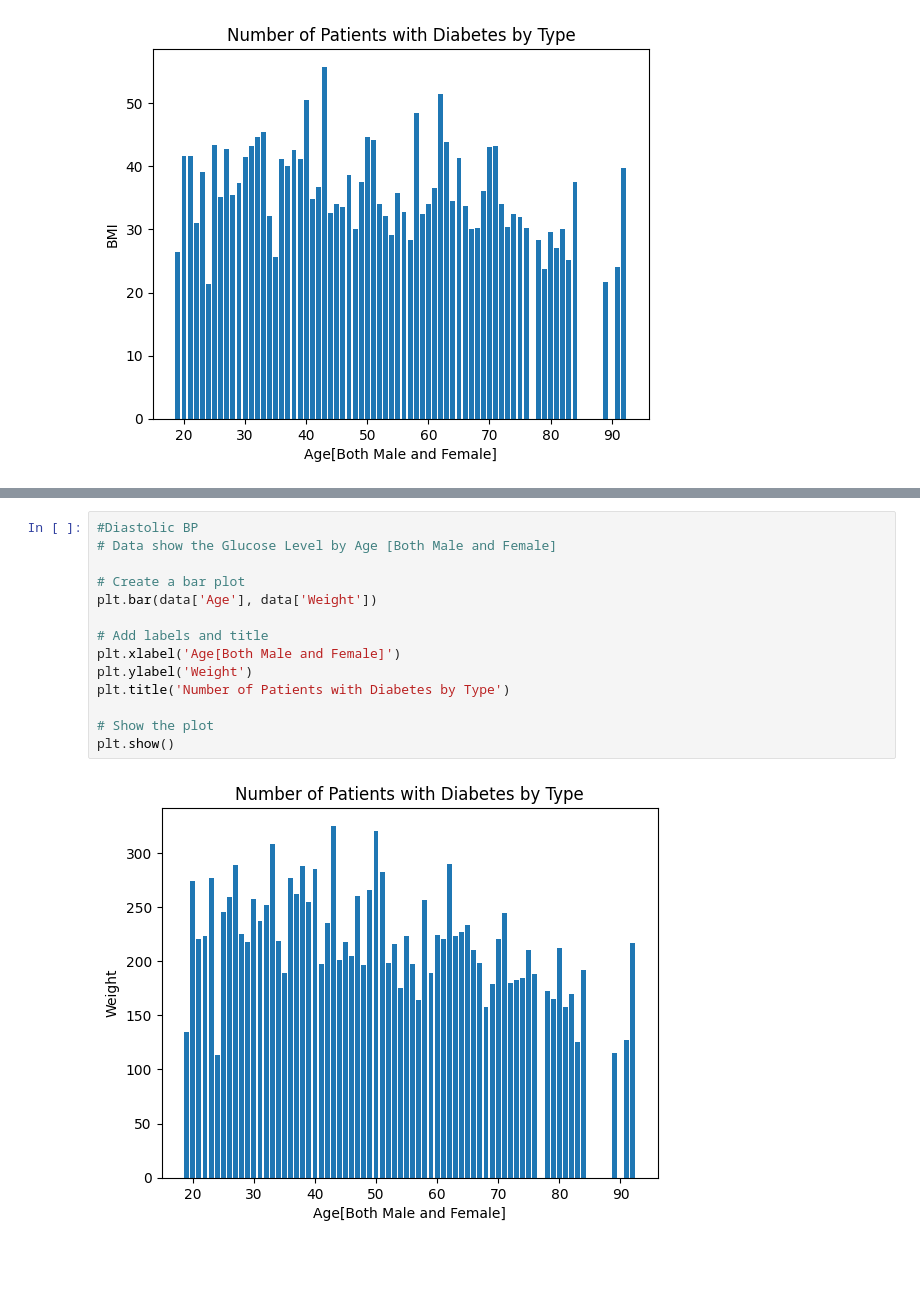
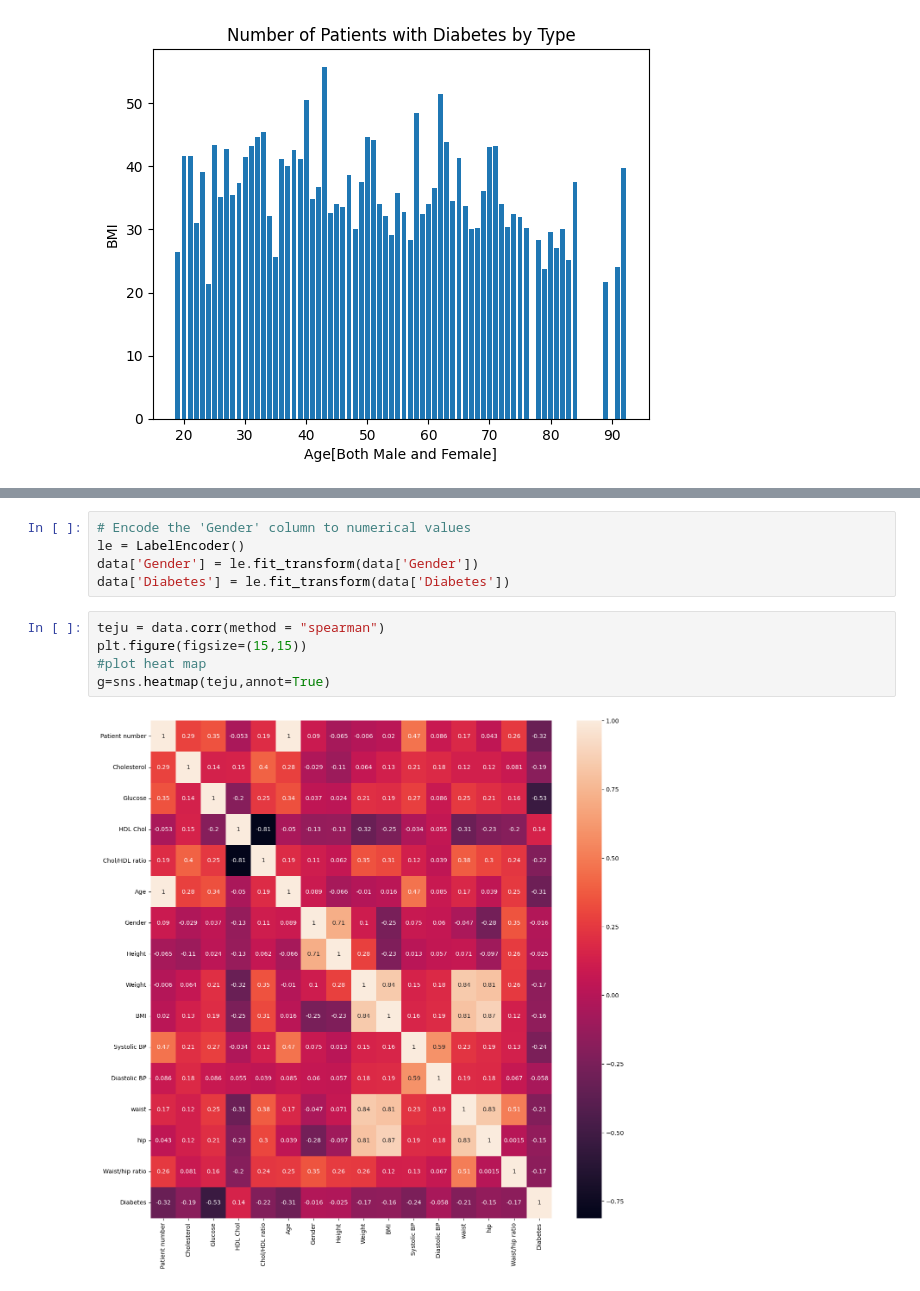
Before and after one commit to mfaisal-kodevglobal/FinalProjectAI, a Jupyter notebook: FinalProject_LinearRegression.ipynb, the cells around one changed output, grey strips where cells are left out. Saved outputs shown, nothing was run; the diff lists cells and outputs as text; blank space fills up the shorter version.

```diff
--- a/FinalProject_LinearRegression.ipynb
+++ b/FinalProject_LinearRegression.ipynb
@@ -298,18 +303,14 @@ plt.show()
-# %%
-#Diastolic BP
-# Data show the Glucose Level by Age [Both Male and Female]
-
-# Create a bar plot
-plt.bar(data['Age'], data['Weight'])
-
-# Add labels and title
-plt.xlabel('Age[Both Male and Female]')
-plt.ylabel('Weight')
-plt.title('Number of Patients with Diabetes by Type')
-
-# Show the plot
-plt.show()
-# %% [output]
-[figure, removed]
+# %%
+# Encode the 'Gender' column to numerical values
+le = LabelEncoder()
+data['Gender'] = le.fit_transform(data['Gender'])
+data['Diabetes'] = le.fit_transform(data['Diabetes'])
+# %%
+teju = data.corr(method = "spearman")
+plt.figure(figsize=(15,15))
+#plot heat map
+g=sns.heatmap(teju,annot=True)
+# %% [output]
+[figure, added]
 # %%
 # Select the independent variable (Cholesterol) and dependent variable (Glucose)
```
Also changed, not shown: parts of 3 cells of this notebook, 3 other files.
